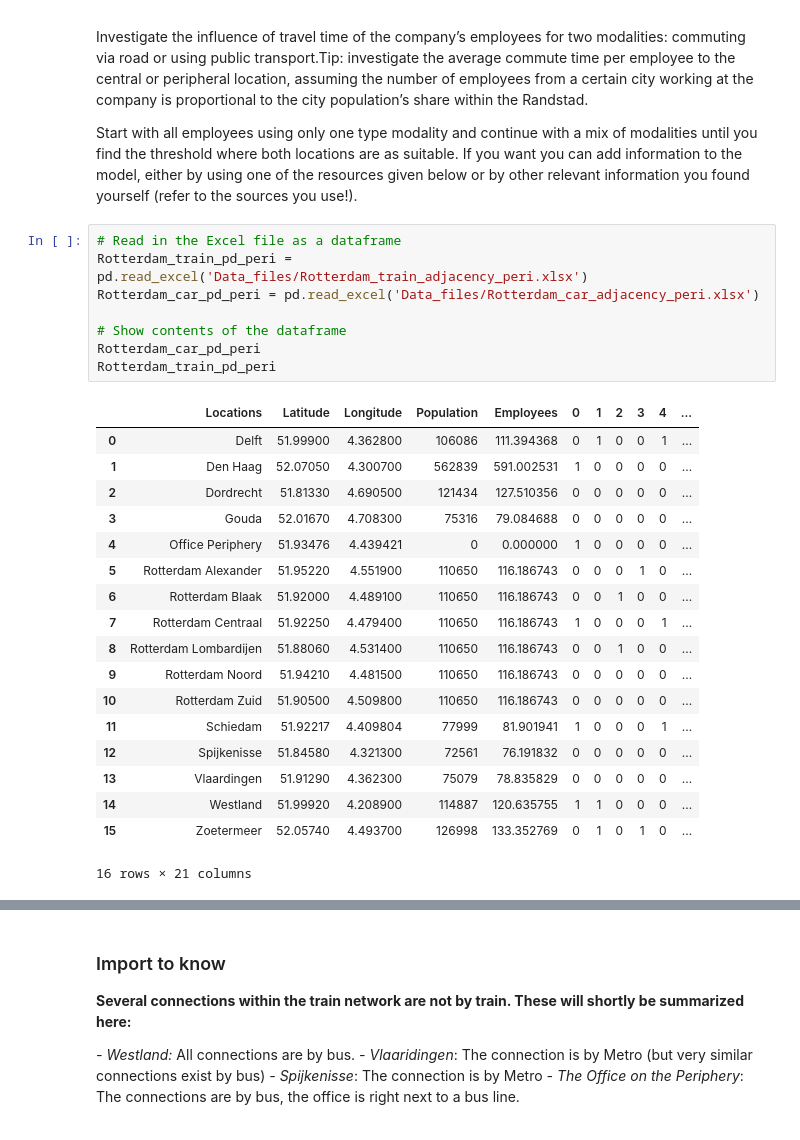
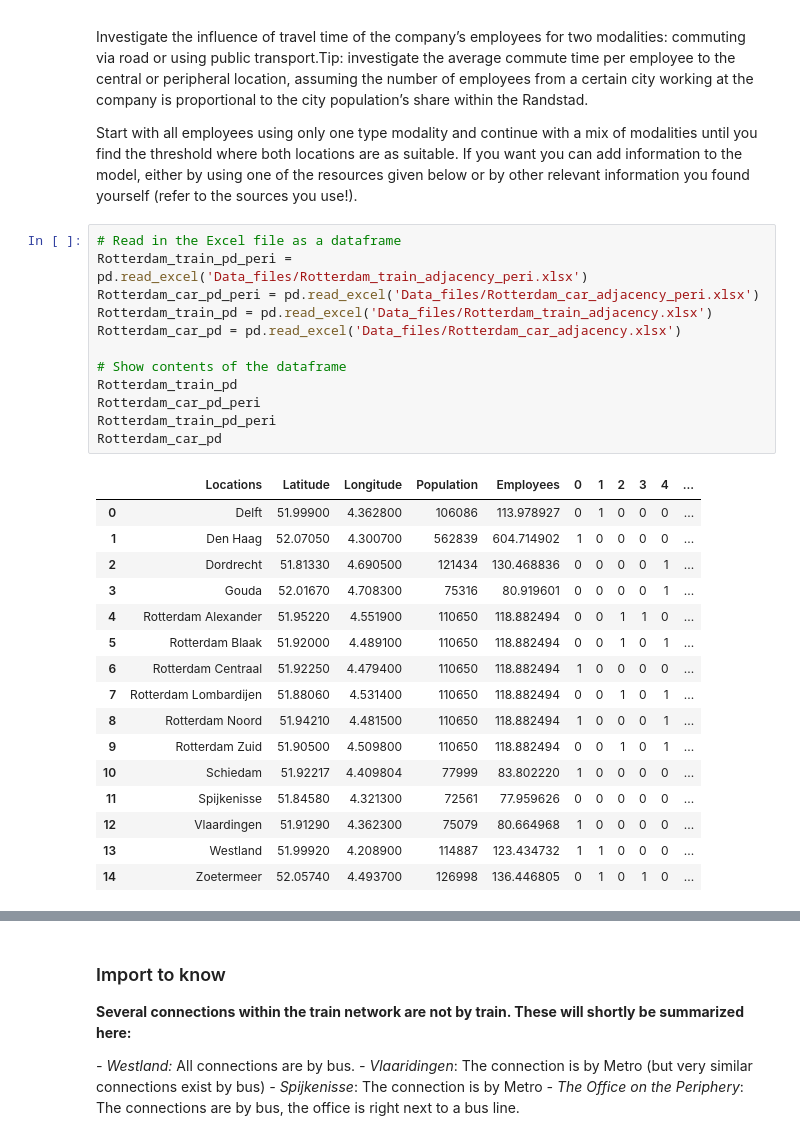
Before and after one commit to tewhol/Design_in_Network_group_8, a Jupyter notebook: Randstad_modified.ipynb, the cells around one changed output, grey strips where cells are left out. Cells and saved outputs as stored; diff of their text form.

Commit message:
lots of bugfixing and restoring the officeless adjacency graphs

```diff
--- a/Randstad_modified.ipynb
+++ b/Randstad_modified.ipynb
@@ -691,28 +691,30 @@ Start with all employees using only one type modality and continue with a mix of
 # %%
 # Read in the Excel file as a dataframe
 Rotterdam_train_pd_peri = pd.read_excel('Data_files/Rotterdam_train_adjacency_peri.xlsx')
 Rotterdam_car_pd_peri = pd.read_excel('Data_files/Rotterdam_car_adjacency_peri.xlsx')
+Rotterdam_train_pd = pd.read_excel('Data_files/Rotterdam_train_adjacency.xlsx')
+Rotterdam_car_pd = pd.read_excel('Data_files/Rotterdam_car_adjacency.xlsx')
 
 # Show contents of the dataframe
+Rotterdam_train_pd
 Rotterdam_car_pd_peri
 Rotterdam_train_pd_peri
+Rotterdam_car_pd
 # %% [output]
 |  | Locations | Latitude | Longitude | Population | Employees | 0 | 1 | 2 | 3 | 4 | ... |
-| 0 | Delft | 51.99900 | 4.362800 | 106086 | 111.394368 | 0 | 1 | 0 | 0 | 1 | ... |
-| 1 | Den Haag | 52.07050 | 4.300700 | 562839 | 591.002531 | 1 | 0 | 0 | 0 | 0 | ... |
-| 2 | Dordrecht | 51.81330 | 4.690500 | 121434 | 127.510356 | 0 | 0 | 0 | 0 | 0 | ... |
-| 3 | Gouda | 52.01670 | 4.708300 | 75316 | 79.084688 | 0 | 0 | 0 | 0 | 0 | ... |
-| 4 | Office Periphery | 51.93476 | 4.439421 | 0 | 0.000000 | 1 | 0 | 0 | 0 | 0 | ... |
-| 5 | Rotterdam Alexander | 51.95220 | 4.551900 | 110650 | 116.186743 | 0 | 0 | 0 | 1 | 0 | ... |
-| 6 | Rotterdam Blaak | 51.92000 | 4.489100 | 110650 | 116.186743 | 0 | 0 | 1 | 0 | 0 | ... |
-| 7 | Rotterdam Centraal | 51.92250 | 4.479400 | 110650 | 116.186743 | 1 | 0 | 0 | 0 | 1 | ... |
-| 8 | Rotterdam Lombardijen | 51.88060 | 4.531400 | 110650 | 116.186743 | 0 | 0 | 1 | 0 | 0 | ... |
-| 9 | Rotterdam Noord | 51.94210 | 4.481500 | 110650 | 116.186743 | 0 | 0 | 0 | 0 | 0 | ... |
-| 10 | Rotterdam Zuid | 51.90500 | 4.509800 | 110650 | 116.186743 | 0 | 0 | 0 | 0 | 0 | ... |
-| 11 | Schiedam | 51.92217 | 4.409804 | 77999 | 81.901941 | 1 | 0 | 0 | 0 | 1 | ... |
-| 12 | Spijkenisse | 51.84580 | 4.321300 | 72561 | 76.191832 | 0 | 0 | 0 | 0 | 0 | ... |
-| 13 | Vlaardingen | 51.91290 | 4.362300 | 75079 | 78.835829 | 0 | 0 | 0 | 0 | 0 | ... |
-| 14 | Westland | 51.99920 | 4.208900 | 114887 | 120.635755 | 1 | 1 | 0 | 0 | 0 | ... |
-| 15 | Zoetermeer | 52.05740 | 4.493700 | 126998 | 133.352769 | 0 | 1 | 0 | 1 | 0 | ... |
+| 0 | Delft | 51.99900 | 4.362800 | 106086 | 113.978927 | 0 | 1 | 0 | 0 | 0 | ... |
+| 1 | Den Haag | 52.07050 | 4.300700 | 562839 | 604.714902 | 1 | 0 | 0 | 0 | 0 | ... |
+| 2 | Dordrecht | 51.81330 | 4.690500 | 121434 | 130.468836 | 0 | 0 | 0 | 0 | 1 | ... |
+| 3 | Gouda | 52.01670 | 4.708300 | 75316 | 80.919601 | 0 | 0 | 0 | 0 | 1 | ... |
+| 4 | Rotterdam Alexander | 51.95220 | 4.551900 | 110650 | 118.882494 | 0 | 0 | 1 | 1 | 0 | ... |
+| 5 | Rotterdam Blaak | 51.92000 | 4.489100 | 110650 | 118.882494 | 0 | 0 | 1 | 0 | 1 | ... |
+| 6 | Rotterdam Centraal | 51.92250 | 4.479400 | 110650 | 118.882494 | 1 | 0 | 0 | 0 | 0 | ... |
+| 7 | Rotterdam Lombardijen | 51.88060 | 4.531400 | 110650 | 118.882494 | 0 | 0 | 1 | 0 | 1 | ... |
+| 8 | Rotterdam Noord | 51.94210 | 4.481500 | 110650 | 118.882494 | 1 | 0 | 0 | 0 | 1 | ... |
+| 9 | Rotterdam Zuid | 51.90500 | 4.509800 | 110650 | 118.882494 | 0 | 0 | 1 | 0 | 1 | ... |
+| 10 | Schiedam | 51.92217 | 4.409804 | 77999 | 83.802220 | 1 | 0 | 0 | 0 | 0 | ... |
+| 11 | Spijkenisse | 51.84580 | 4.321300 | 72561 | 77.959626 | 0 | 0 | 0 | 0 | 0 | ... |
+| 12 | Vlaardingen | 51.91290 | 4.362300 | 75079 | 80.664968 | 1 | 0 | 0 | 0 | 0 | ... |
+| 13 | Westland | 51.99920 | 4.208900 | 114887 | 123.434732 | 1 | 1 | 0 | 0 | 0 | ... |
+| 14 | Zoetermeer | 52.05740 | 4.493700 | 126998 | 136.446805 | 0 | 1 | 0 | 1 | 0 | ... |
-16 rows × 21 columns
 # %%
```
Also changed, not shown: parts of 5 cells of this notebook.
